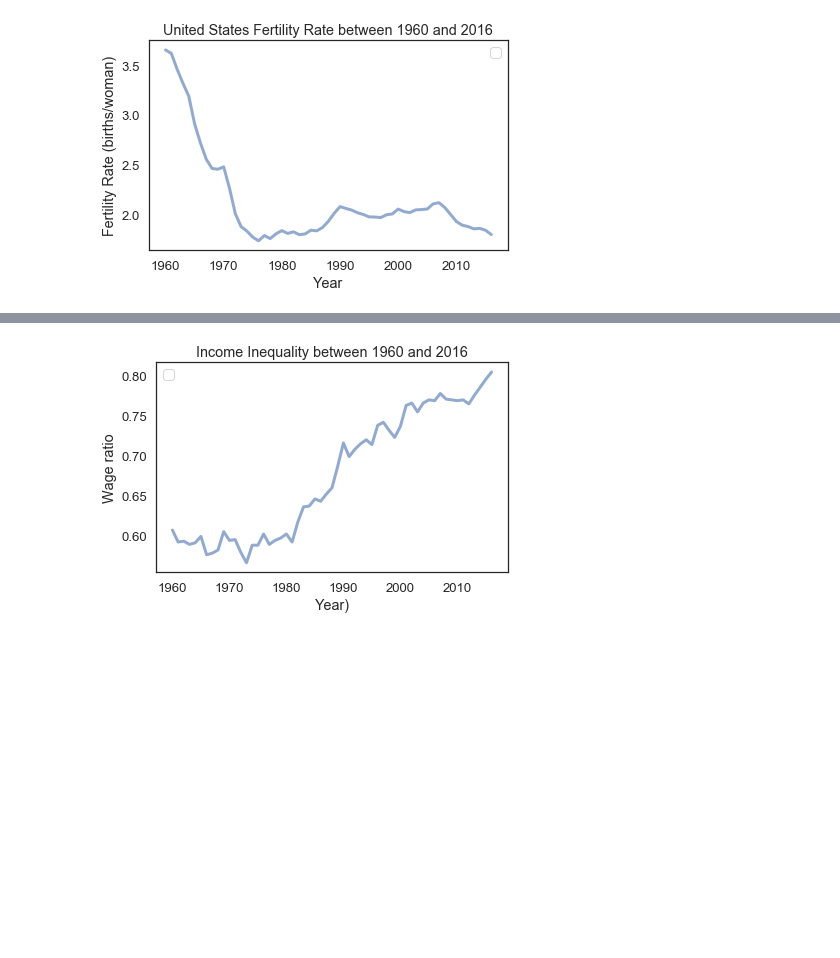
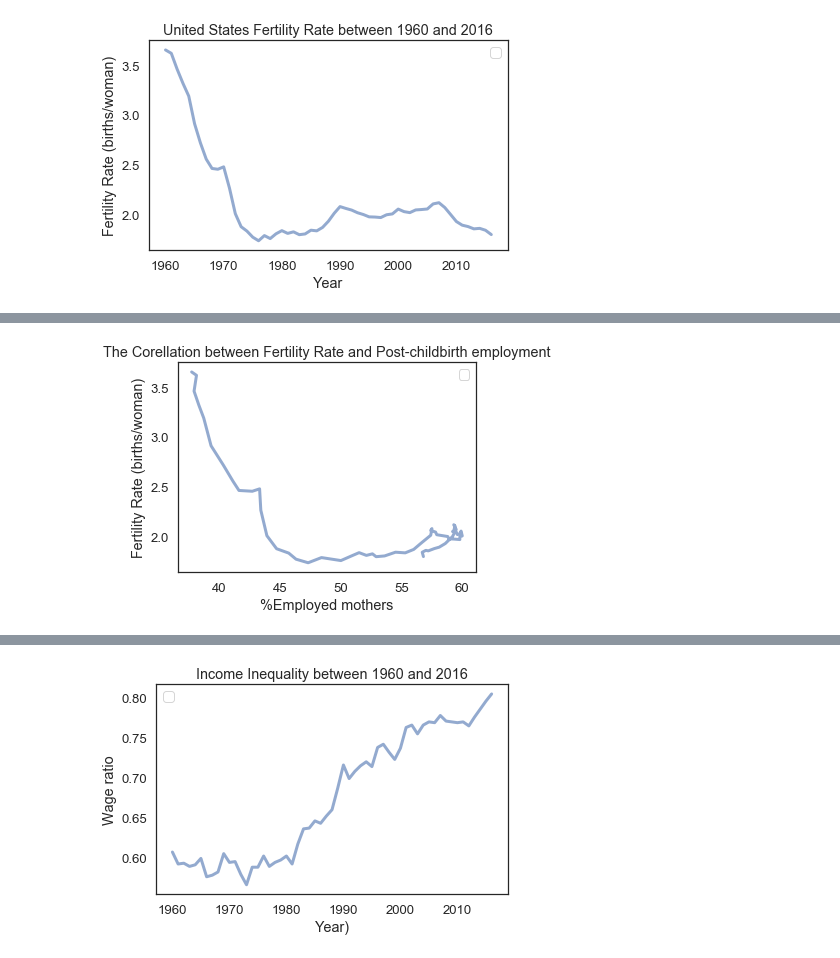
Before and after one commit to dlrow-olleh/ModSimPy, a Jupyter notebook: code/Project/Projehct.ipynb, the cells around one changed output, grey strips where cells are left out. Saved outputs shown, nothing was run; the diff lists cells and outputs as text; code cells hidden in the pictures; blank space fills up the shorter version.

```diff
--- a/code/Project/Projehct.ipynb
+++ b/code/Project/Projehct.ipynb
@@ -38,0 +67,8 @@ decorate(xlabel='Year',
+# %%
+#Plotting Employed Mothers data against Fertility data
+plot(percentageW, fertility )
+decorate(xlabel='%Employed mothers',
+             ylabel='Fertility Rate (births/woman)',
+             title='The Corellation between Fertility Rate and Post-childbirth employment')
+# %% [output]
+[figure, added]
```
Also changed, not shown: parts of 18 cells of this notebook, 29 other files.
